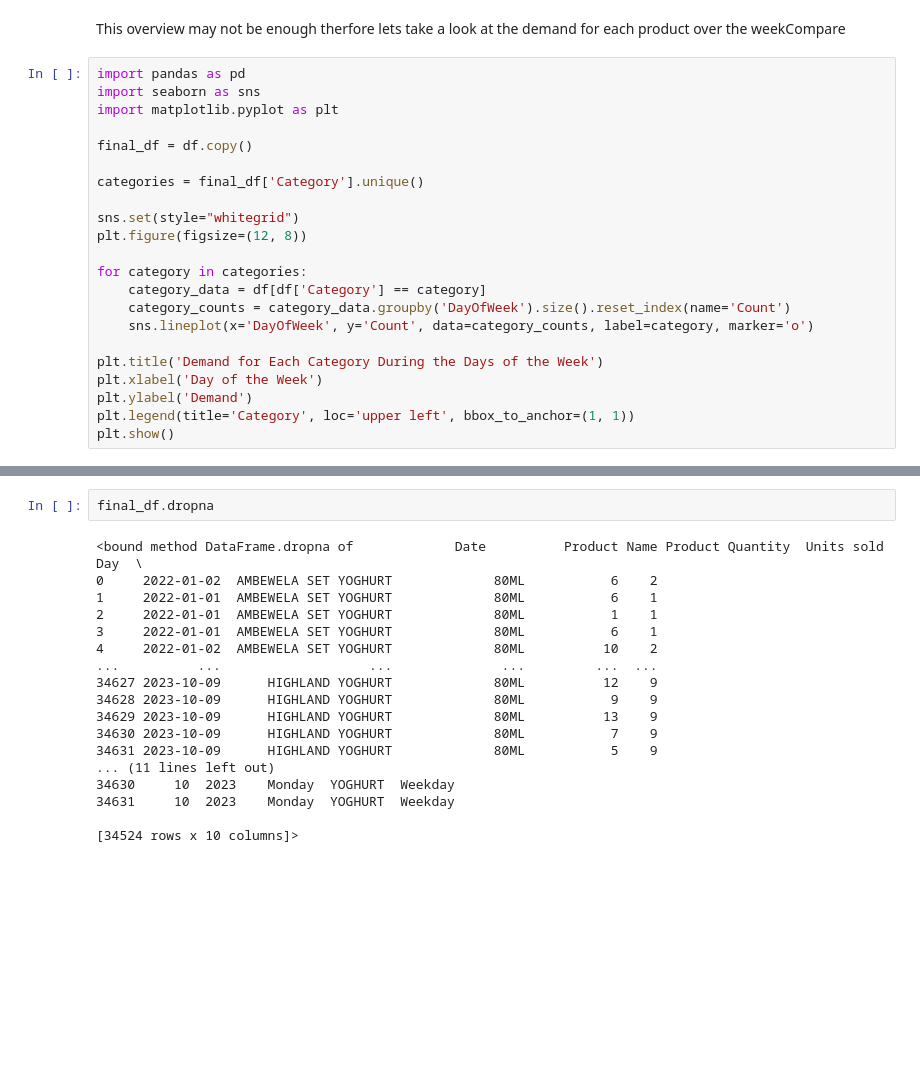
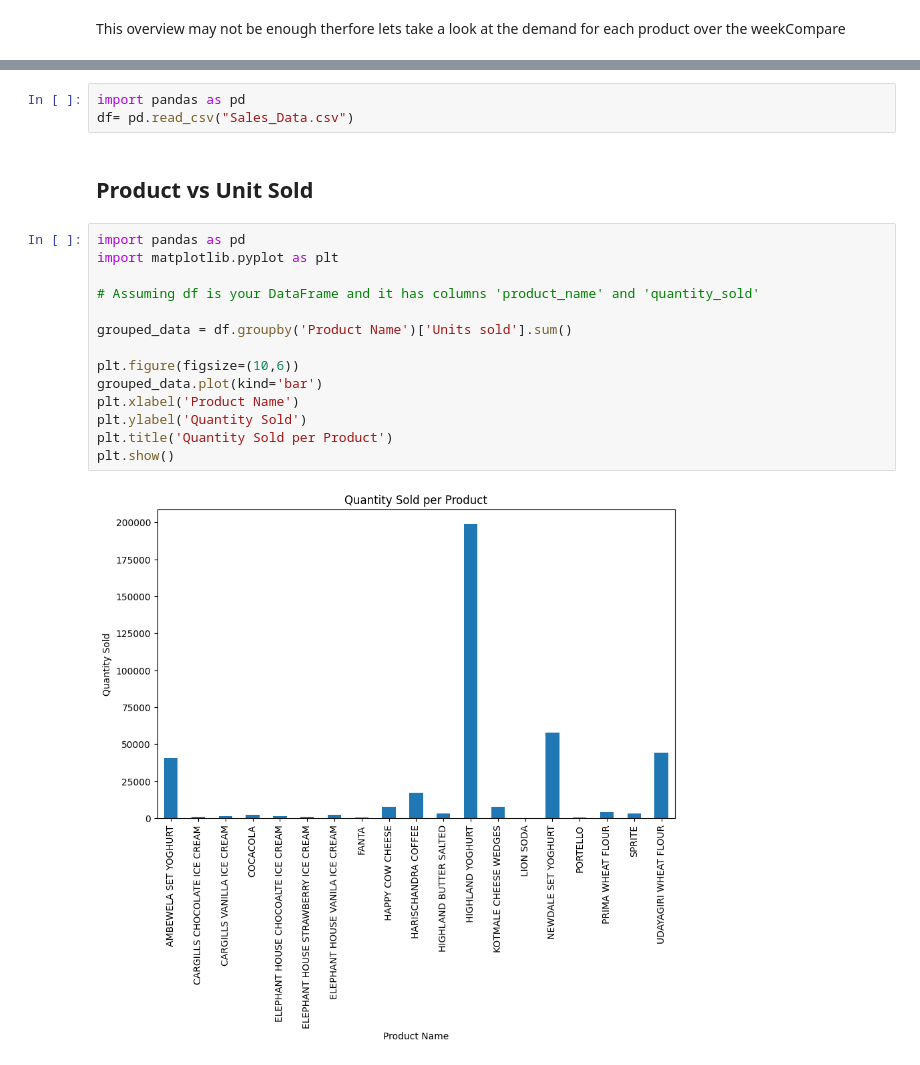
Before and after one commit to hammaadrizwan/marketwiz, a Jupyter notebook: SalesEDA.ipynb, the cells around one changed output, grey strips where cells are left out. Cells and saved outputs as stored; diff of their text form; blank space fills up the shorter version.

```diff
--- a/SalesEDA.ipynb
+++ b/SalesEDA.ipynb
@@ -399,25 +363,3 @@ plt.show()
 Ice cream has a slightly higher demand during the weekend compare to Coffee
 # %% [markdown]
 This overview may not be enough therfore lets take a look at the demand for each product over the weekCompare
-# %%
-import pandas as pd
-import seaborn as sns
-import matplotlib.pyplot as plt
-
-final_df = df.copy()
-
-categories = final_df['Category'].unique()
-
-sns.set(style="whitegrid")
-plt.figure(figsize=(12, 8))
-
-for category in categories:
-    category_data = df[df['Category'] == category]
-    category_counts = category_data.groupby('DayOfWeek').size().reset_index(name='Count')
-    sns.lineplot(x='DayOfWeek', y='Count', data=category_counts, label=category, marker='o')
-
-plt.title('Demand for Each Category During the Days of the Week')
-plt.xlabel('Day of the Week')
-plt.ylabel('Demand')
-plt.legend(title='Category', loc='upper left', bbox_to_anchor=(1, 1))
-plt.show()
@@ -427,20 +366,21 @@ ValueError: Multi-dimensional indexing (e.g. `obj[:, None]`) is no longer suppor
-# %%
-final_df.dropna
-# %% [output]
-<bound method DataFrame.dropna of             Date          Product Name Product Quantity  Units sold  Day  \
-0     2022-01-02  AMBEWELA SET YOGHURT             80ML           6    2
-1     2022-01-01  AMBEWELA SET YOGHURT             80ML           6    1
-2     2022-01-01  AMBEWELA SET YOGHURT             80ML           1    1
-3     2022-01-01  AMBEWELA SET YOGHURT             80ML           6    1
-4     2022-01-02  AMBEWELA SET YOGHURT             80ML          10    2
-...          ...                   ...              ...         ...  ...
-34627 2023-10-09      HIGHLAND YOGHURT             80ML          12    9
-34628 2023-10-09      HIGHLAND YOGHURT             80ML           9    9
-34629 2023-10-09      HIGHLAND YOGHURT             80ML          13    9
-34630 2023-10-09      HIGHLAND YOGHURT             80ML           7    9
-34631 2023-10-09      HIGHLAND YOGHURT             80ML           5    9
-... (11 lines left out)
-34630     10  2023    Monday  YOGHURT  Weekday
-34631     10  2023    Monday  YOGHURT  Weekday
-
-[34524 rows x 10 columns]>
+# %%
+import pandas as pd
+df= pd.read_csv("Sales_Data.csv")
+# %% [markdown]
+<h2> Product vs Unit Sold
+# %%
+import pandas as pd
+import matplotlib.pyplot as plt
+
+# Assuming df is your DataFrame and it has columns 'product_name' and 'quantity_sold'
+
+grouped_data = df.groupby('Product Name')['Units sold'].sum()
+
+plt.figure(figsize=(10,6))
+grouped_data.plot(kind='bar')
+plt.xlabel('Product Name')
+plt.ylabel('Quantity Sold')
+plt.title('Quantity Sold per Product')
+plt.show()
+# %% [output]
+[figure, added]
```
Also changed, not shown: parts of 10 cells of this notebook.
